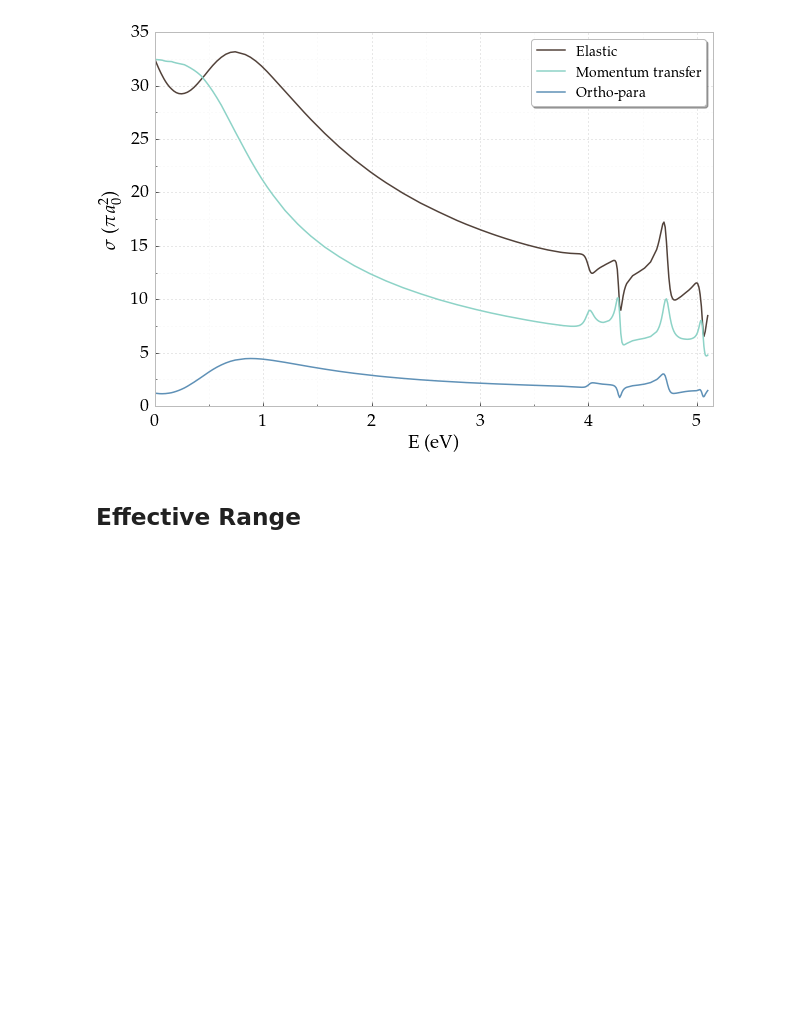
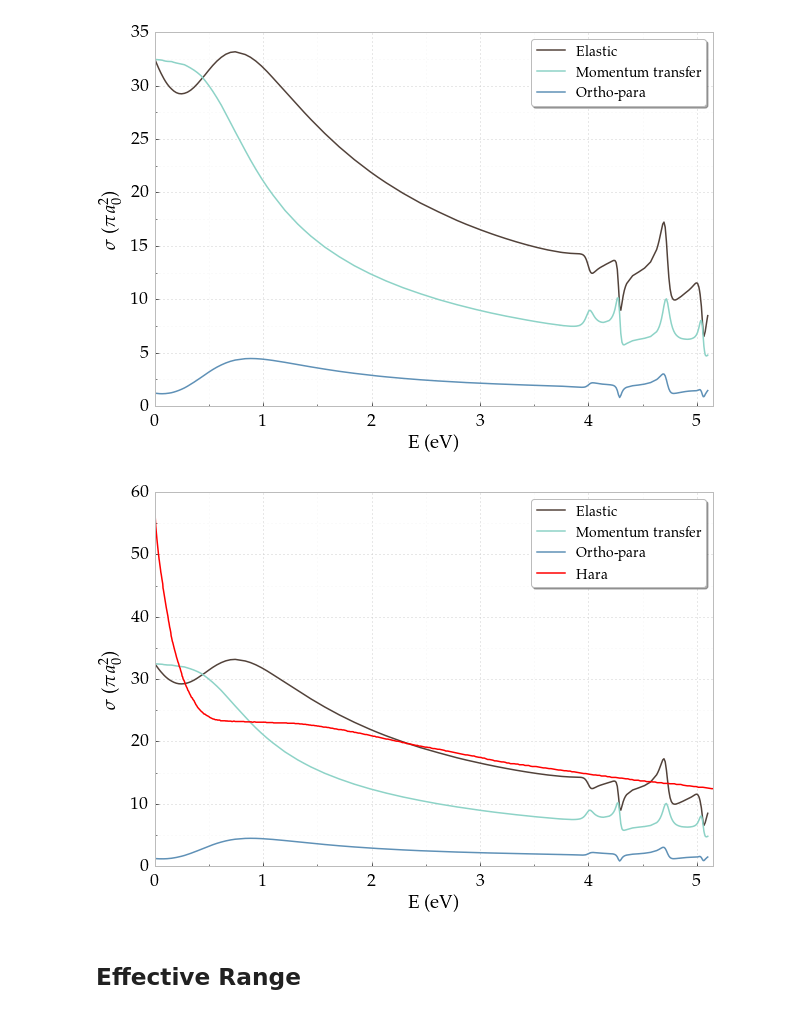
Before and after one commit to DentonW/Papers, a Jupyter notebook: PRA PsH/IPython/Paper Images.ipynb, the cells around one changed output. Saved outputs shown, nothing was run; the diff lists cells and outputs as text; code cells hidden in the pictures; blank space fills up the shorter version.

```diff
--- a/PRA PsH/IPython/Paper Images.ipynb
+++ b/PRA PsH/IPython/Paper Images.ipynb
@@ -839,6 +857,26 @@ pyplot.savefig("cross-section-comparisons.pdf", bbox_inches='tight')
 pyplot.show()
 # %% [output]
 [figure]
+# %%
+datanphc = numpy.loadtxt('Hara - Conversion CS.csv', dtype=float, delimiter=',')
+datanpthc = np.transpose(datanphc)
+
+colors = ('#52423A', "#8dd3c7", '#5F91B7')
+
+df.plot(x='E', y='Cross', marker='.', markersize=0.01, label='Elastic', color=colors[0])
+pyplot.plot(ktoE(kappasub), mom_cross, plotsty[1], marker='.', markersize=0.01, label='Momentum transfer', color=colors[1])
+pyplot.plot(ktoE(kappasub), op_cross, '-', marker='.', markersize=0.01, label='Ortho-para', color=colors[2])
+line, = pyplot.plot(ktoE(datanpthc[0]), datanpthc[1]/pi, label='Hara', color='red')  #, ls = 'dashed'
+pyplot.xlabel(r"$\rm{E}$ (eV)")
+pyplot.ylabel(r"$\sigma$ ($\pi a_0^2$)")
+
+pyplot.legend()
+pyplot.xlim([0,5.15])
+FixPlot(plt)
+#pyplot.savefig("cross-section-comparisons.pdf", bbox_inches='tight')
+pyplot.show()
+# %% [output]
+[figure, added]
 # %% [markdown]
 ## Effective Range
 # %%
```
Also changed, not shown: parts of 1 cell of this notebook, 1 other file.
